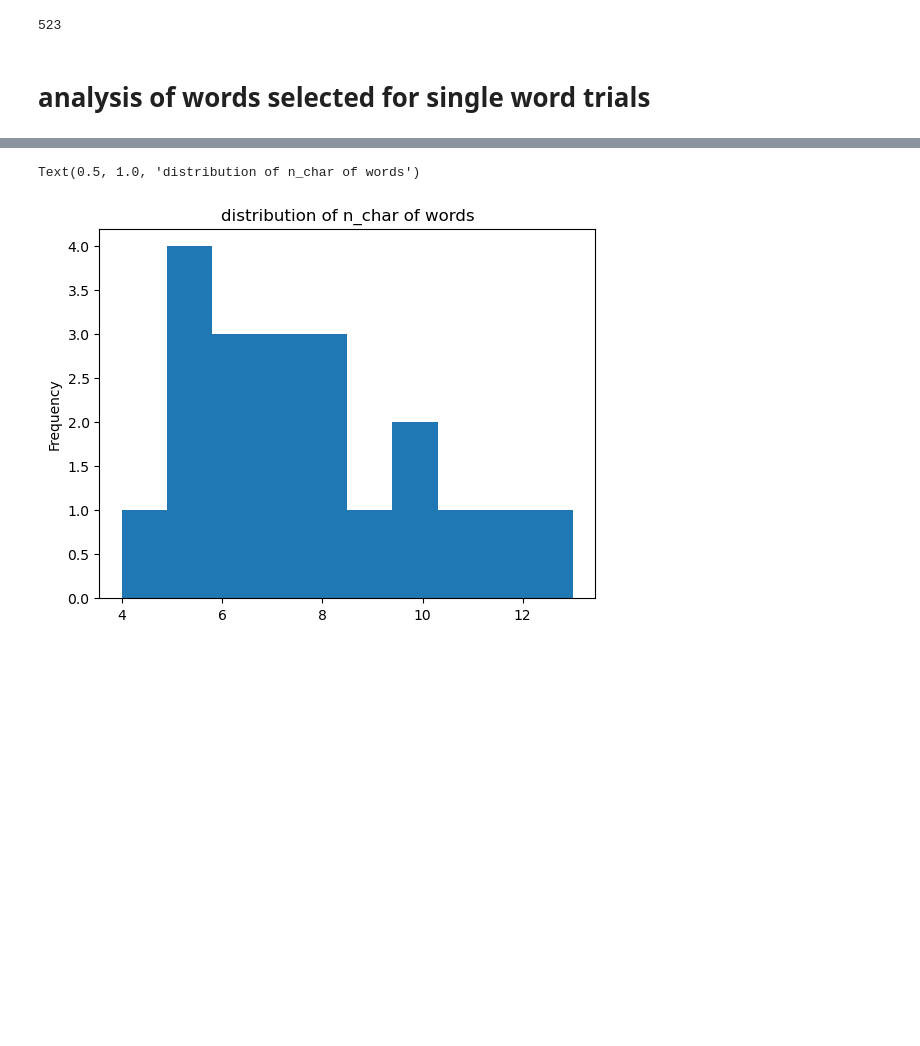
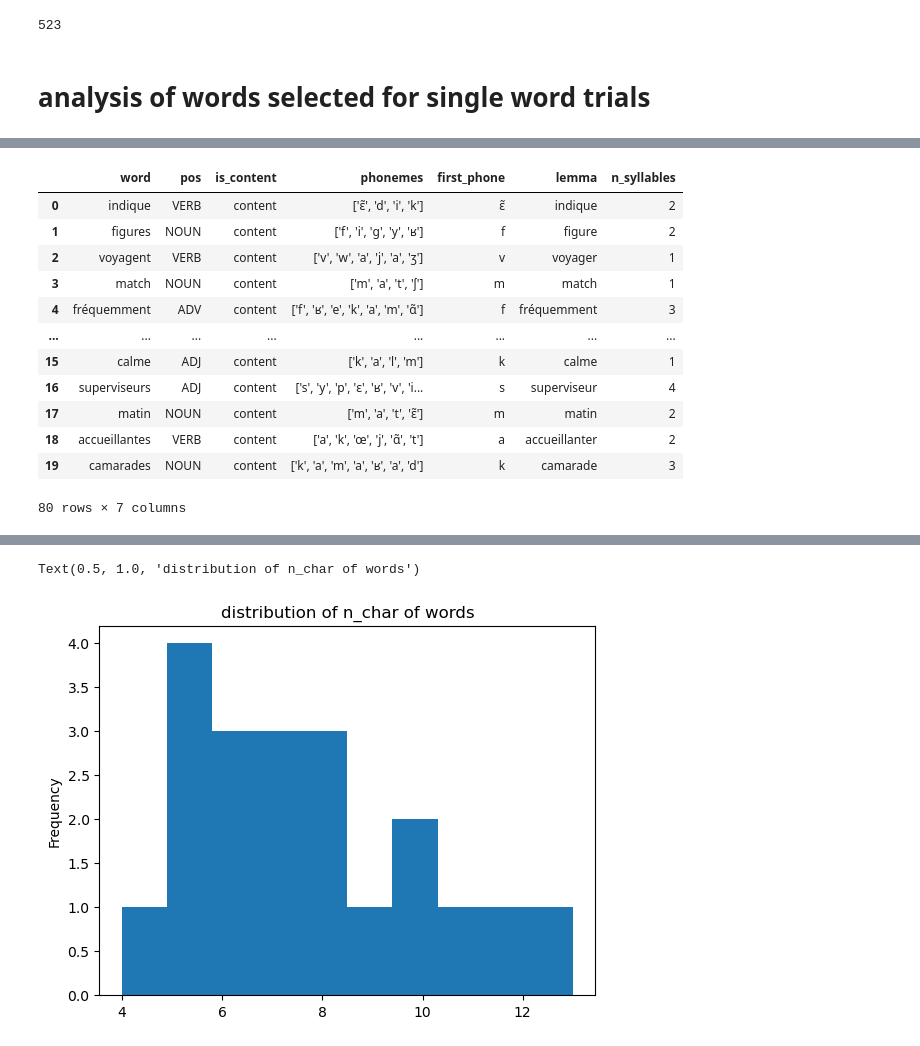
Before and after one commit to lucyzmf/speech_production_protocol, a Jupyter notebook: playground/sentence_stats.ipynb, the cells around one changed output, grey strips where cells are left out. Cells and saved outputs as stored; diff of their text form; code cells hidden in the pictures; blank space fills up the shorter version.

```diff
--- a/playground/sentence_stats.ipynb
+++ b/playground/sentence_stats.ipynb
@@ -289,3 +306,19 @@ len(final_words)
+# %%
+pd.concat([final_words]*4)
+# %% [output]
+|  | word | pos | is_content | phonemes | first_phone | lemma | n_syllables |
+| 0 | indique | VERB | content | ['ɛ̃', 'd', 'i', 'k'] | ɛ̃ | indique | 2 |
+| 1 | figures | NOUN | content | ['f', 'i', 'ɡ', 'y', 'ʁ'] | f | figure | 2 |
+| 2 | voyagent | VERB | content | ['v', 'w', 'a', 'j', 'a', 'ʒ'] | v | voyager | 1 |
+| 3 | match | NOUN | content | ['m', 'a', 't', 'ʃ'] | m | match | 1 |
+| 4 | fréquemment | ADV | content | ['f', 'ʁ', 'e', 'k', 'a', 'm', 'ɑ̃'] | f | fréquemment | 3 |
+| ... | ... | ... | ... | ... | ... | ... | ... |
+| 15 | calme | ADJ | content | ['k', 'a', 'l', 'm'] | k | calme | 1 |
+| 16 | superviseurs | ADJ | content | ['s', 'y', 'p', 'ɛ', 'ʁ', 'v', 'i... | s | superviseur | 4 |
+| 17 | matin | NOUN | content | ['m', 'a', 't', 'ɛ̃'] | m | matin | 2 |
+| 18 | accueillantes | VERB | content | ['a', 'k', 'œ', 'j', 'ɑ̃', 't'] | a | accueillanter | 2 |
+| 19 | camarades | NOUN | content | ['k', 'a', 'm', 'a', 'ʁ', 'a', 'd'] | k | camarade | 3 |
+80 rows × 7 columns
 # %%
 # make sure all words at root form
 def get_lemma(word):
```
Also changed, not shown: parts of 10 cells of this notebook, 4 other files.
